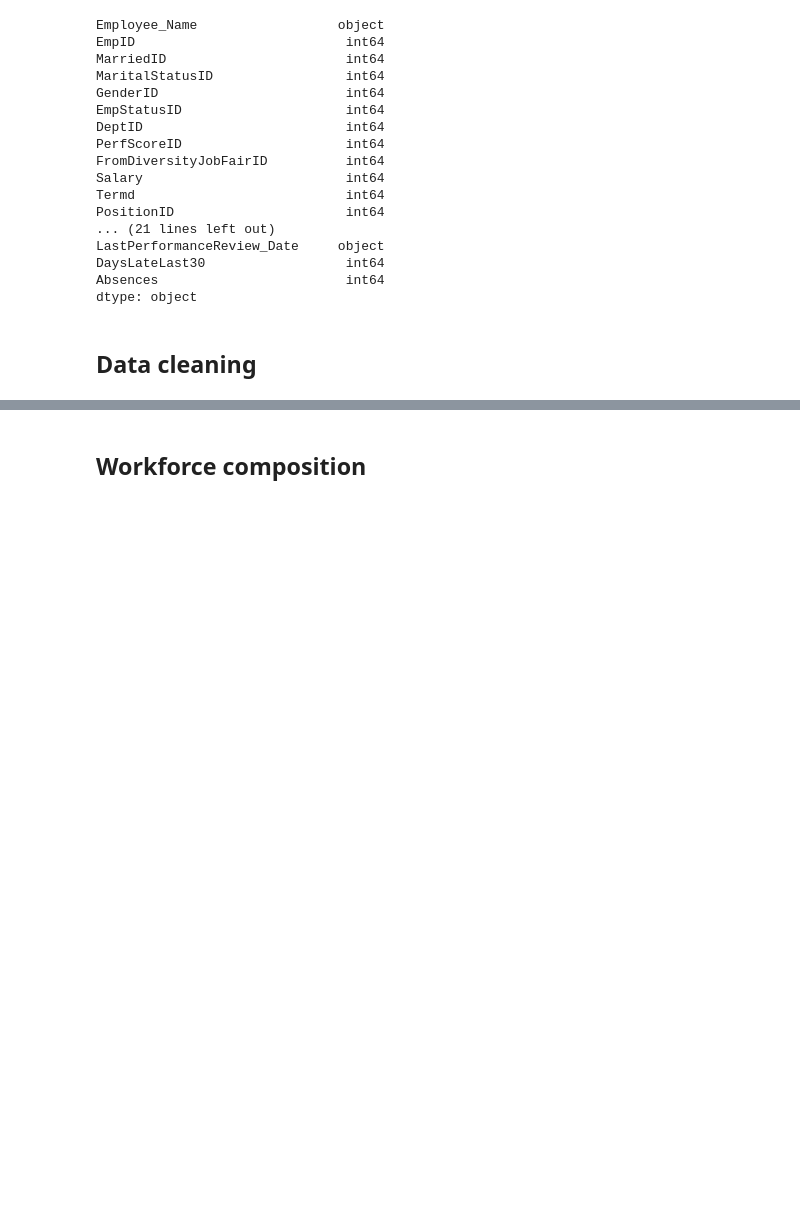
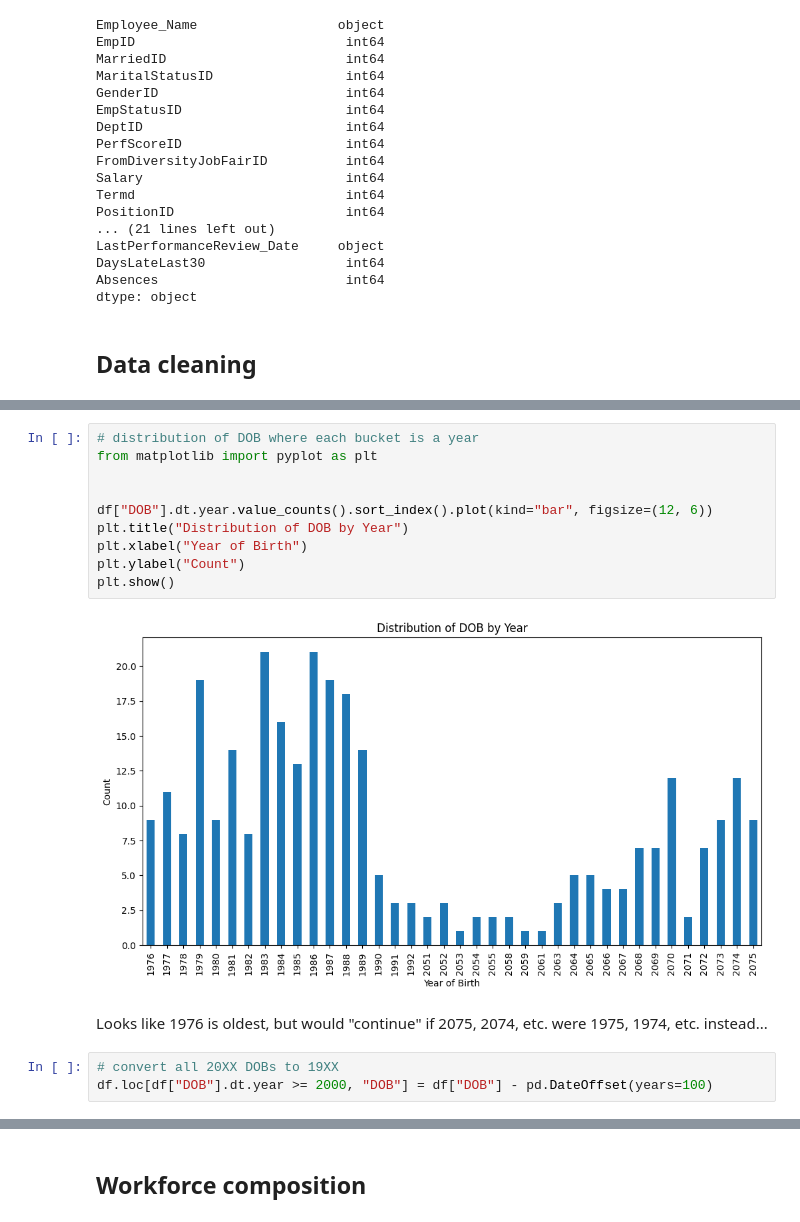
Before and after one commit to jrmcmill/hr-analytics-intelligence, a Jupyter notebook: notebooks/1_eda.ipynb, the cells around one changed output, grey strips where cells are left out. Drawn from its saved outputs; the diff is of its cells as text; blank space fills up the shorter version.

```diff
--- a/notebooks/1_eda.ipynb
+++ b/notebooks/1_eda.ipynb
@@ -100,0 +115,17 @@ Preview of cleaned values:
+# %%
+# distribution of DOB where each bucket is a year
+from matplotlib import pyplot as plt
+
+
+df["DOB"].dt.year.value_counts().sort_index().plot(kind="bar", figsize=(12, 6))
+plt.title("Distribution of DOB by Year")
+plt.xlabel("Year of Birth")
+plt.ylabel("Count")
+plt.show()
+# %% [output]
+[figure, added]
+# %% [markdown]
+Looks like 1976 is oldest, but would "continue" if 2075, 2074, etc. were 1975, 1974, etc. instead...
+# %%
+# convert all 20XX DOBs to 19XX
+df.loc[df["DOB"].dt.year >= 2000, "DOB"] = df["DOB"] - pd.DateOffset(years=100)
```
Also changed, not shown: parts of 10 cells of this notebook, 8 other files.
